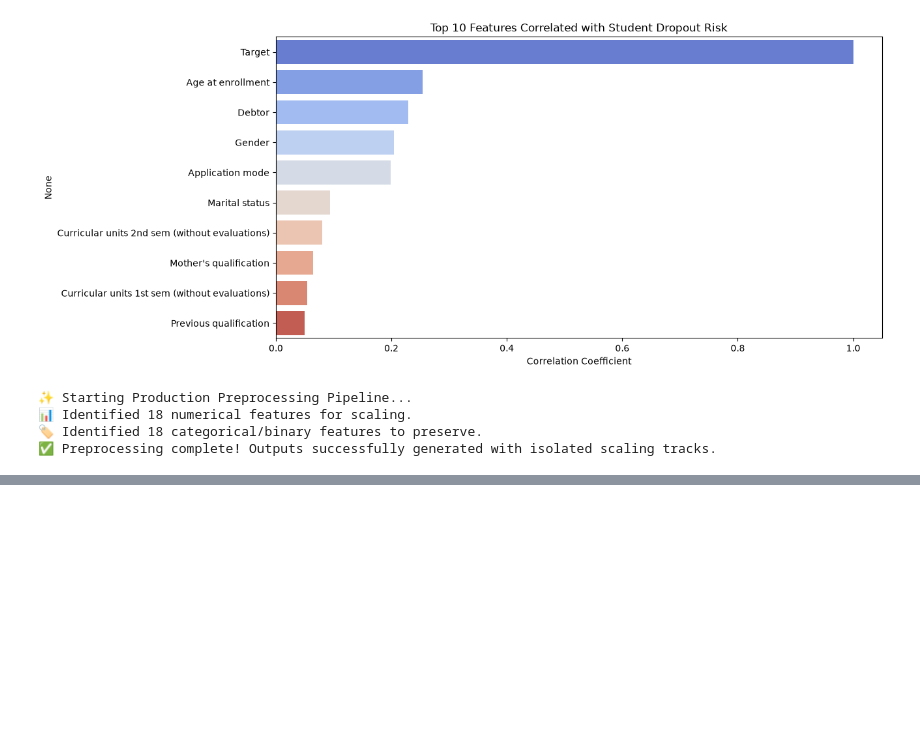
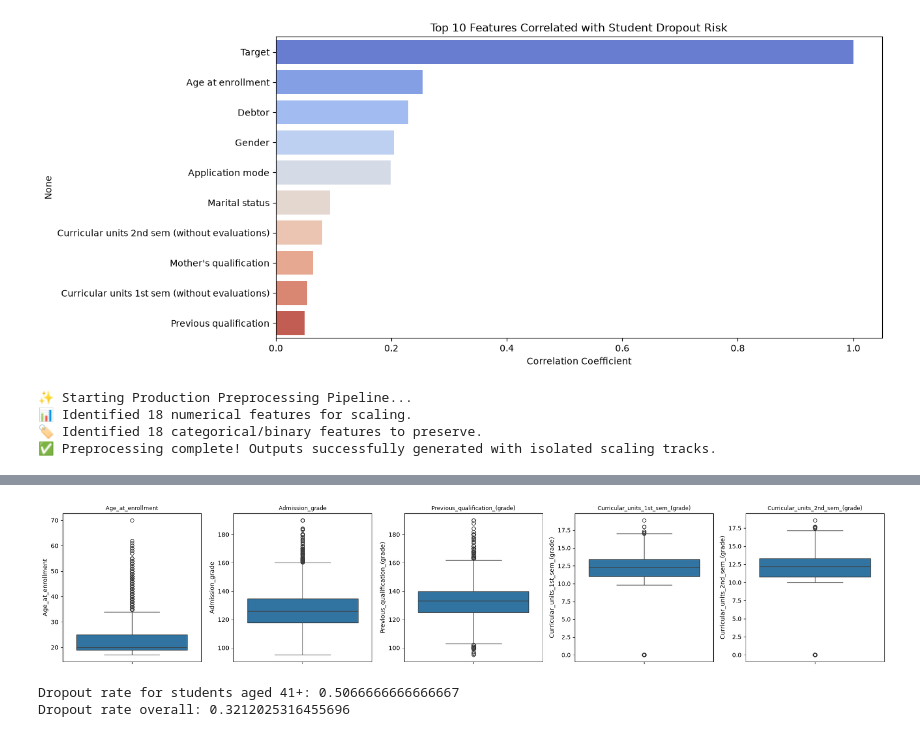
Before and after one commit to Rohin189/Student_AI_Dropout, a Jupyter notebook: notebooks/EDA.ipynb, the cells around one changed output, grey strips where cells are left out. Saved outputs shown, nothing was run; the diff lists cells and outputs as text; code cells hidden in the pictures; blank space fills up the shorter version.

```diff
--- a/notebooks/EDA.ipynb
+++ b/notebooks/EDA.ipynb
@@ -149,0 +205,23 @@ preprocess_and_save_production(df)
+# %%
+numerical_cols = [
+    'Age_at_enrollment', 'Admission_grade', 'Previous_qualification_(grade)',
+    'Curricular_units_1st_sem_(grade)', 'Curricular_units_2nd_sem_(grade)'
+]
+
+fig, axes = plt.subplots(1, len(numerical_cols), figsize=(20, 4))
+for i, col in enumerate(numerical_cols):
+    sns.boxplot(y=df[col], ax=axes[i])
+    axes[i].set_title(col, fontsize=9)
+plt.tight_layout()
+plt.show()
+
+# Check whether age outliers correlate with dropout risk (rather than just flagging them)
+age_threshold = df['Age_at_enrollment'].quantile(0.95)
+older_students = df[df['Age_at_enrollment'] >= age_threshold]
+print(f"Dropout rate for students aged {age_threshold:.0f}+:",
+      older_students['Target_Binary'].mean())
+print("Dropout rate overall:", df['Target_Binary'].mean())
+# %% [output]
+[figure, added]
+Dropout rate for students aged 41+: 0.5066666666666667
+Dropout rate overall: 0.3212025316455696
```
Also changed, not shown: parts of 11 cells of this notebook.
